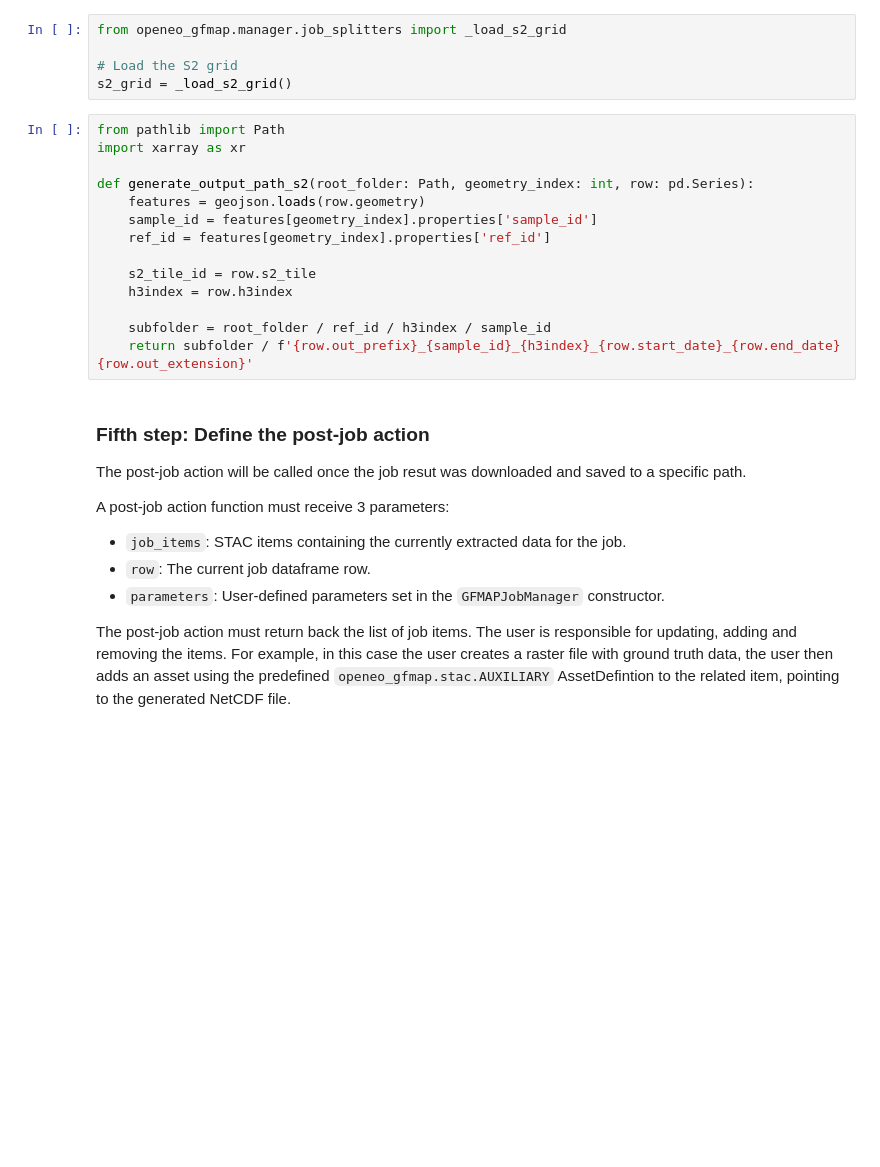
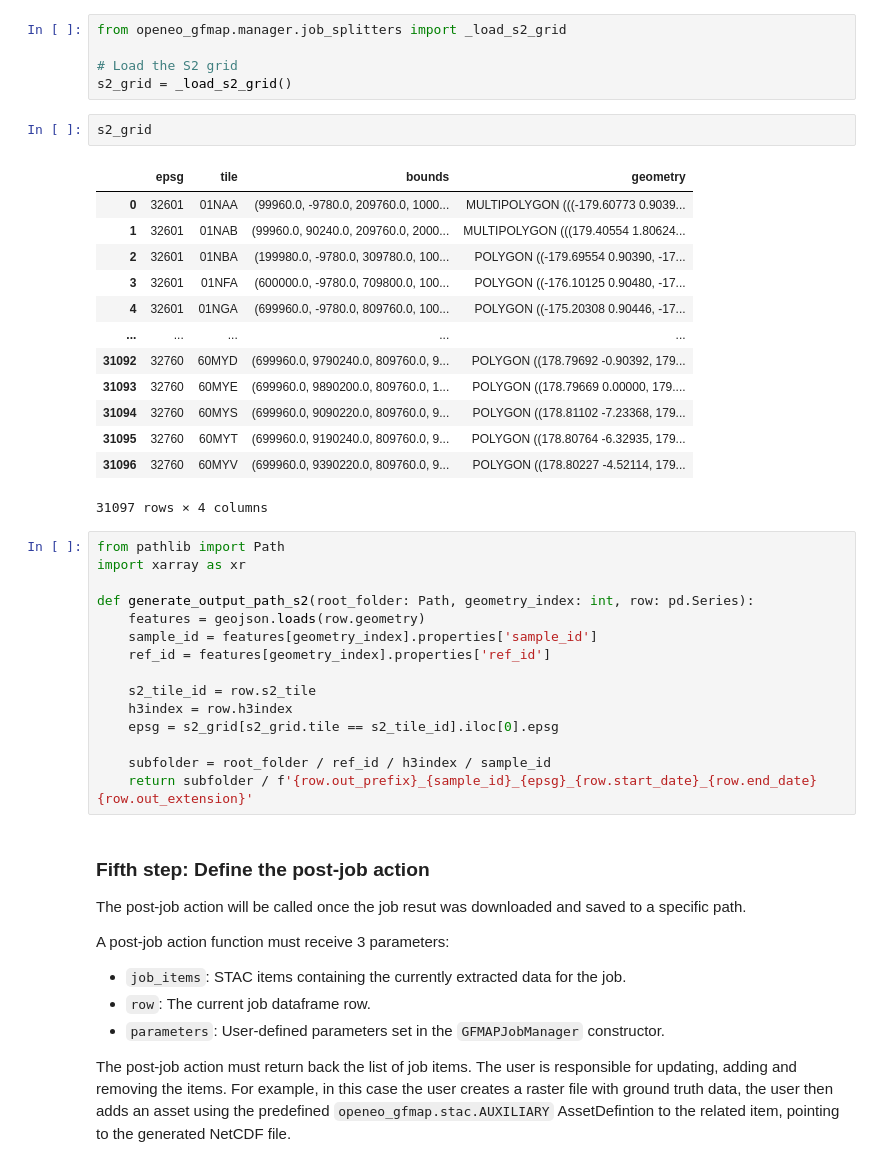
Before and after one commit to Open-EO/openeo-gfmap, a Jupyter notebook: examples/extraction_pipelines/S2_extraction_example.ipynb, the cells around one changed output. Saved outputs shown, nothing was run; the diff lists cells and outputs as text; blank space fills up the shorter version.

```diff
--- a/examples/extraction_pipelines/S2_extraction_example.ipynb
+++ b/examples/extraction_pipelines/S2_extraction_example.ipynb
@@ -282,6 +282,22 @@ from openeo_gfmap.manager.job_splitters import _load_s2_grid
 
 # Load the S2 grid
 s2_grid = _load_s2_grid()
+# %%
+s2_grid
+# %% [output]
+|  | epsg | tile | bounds | geometry |
+| 0 | 32601 | 01NAA | (99960.0, -9780.0, 209760.0, 1000... | MULTIPOLYGON (((-179.60773 0.9039... |
+| 1 | 32601 | 01NAB | (99960.0, 90240.0, 209760.0, 2000... | MULTIPOLYGON (((179.40554 1.80624... |
+| 2 | 32601 | 01NBA | (199980.0, -9780.0, 309780.0, 100... | POLYGON ((-179.69554 0.90390, -17... |
+| 3 | 32601 | 01NFA | (600000.0, -9780.0, 709800.0, 100... | POLYGON ((-176.10125 0.90480, -17... |
+| 4 | 32601 | 01NGA | (699960.0, -9780.0, 809760.0, 100... | POLYGON ((-175.20308 0.90446, -17... |
+| ... | ... | ... | ... | ... |
+| 31092 | 32760 | 60MYD | (699960.0, 9790240.0, 809760.0, 9... | POLYGON ((178.79692 -0.90392, 179... |
+| 31093 | 32760 | 60MYE | (699960.0, 9890200.0, 809760.0, 1... | POLYGON ((178.79669 0.00000, 179.... |
+| 31094 | 32760 | 60MYS | (699960.0, 9090220.0, 809760.0, 9... | POLYGON ((178.81102 -7.23368, 179... |
+| 31095 | 32760 | 60MYT | (699960.0, 9190240.0, 809760.0, 9... | POLYGON ((178.80764 -6.32935, 179... |
+| 31096 | 32760 | 60MYV | (699960.0, 9390220.0, 809760.0, 9... | POLYGON ((178.80227 -4.52114, 179... |
+31097 rows × 4 columns
 # %%
 from pathlib import Path
 import xarray as xr
@@ -293,9 +309,10 @@ def generate_output_path_s2(root_folder: Path, geometry_index: int, row: pd.Seri
 
     s2_tile_id = row.s2_tile
     h3index = row.h3index
+    epsg = s2_grid[s2_grid.tile == s2_tile_id].iloc[0].epsg
 
     subfolder = root_folder / ref_id / h3index / sample_id
-    return subfolder / f'{row.out_prefix}_{sample_id}_{h3index}_{row.start_date}_{row.end_date}{row.out_extension}'
+    return subfolder / f'{row.out_prefix}_{sample_id}_{epsg}_{row.start_date}_{row.end_date}{row.out_extension}'
 # %% [markdown]
 ### Fifth step: Define the post-job action
 
```
Also changed, not shown: parts of 4 cells of this notebook, 1 other file.
